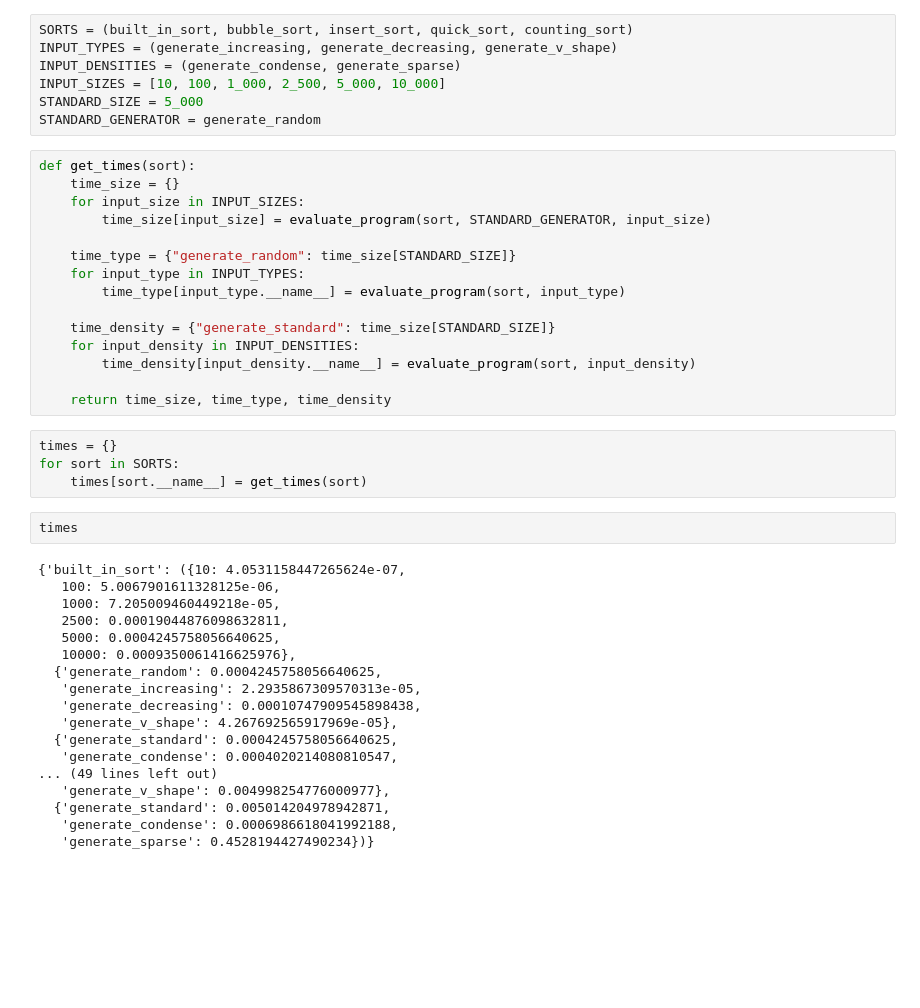
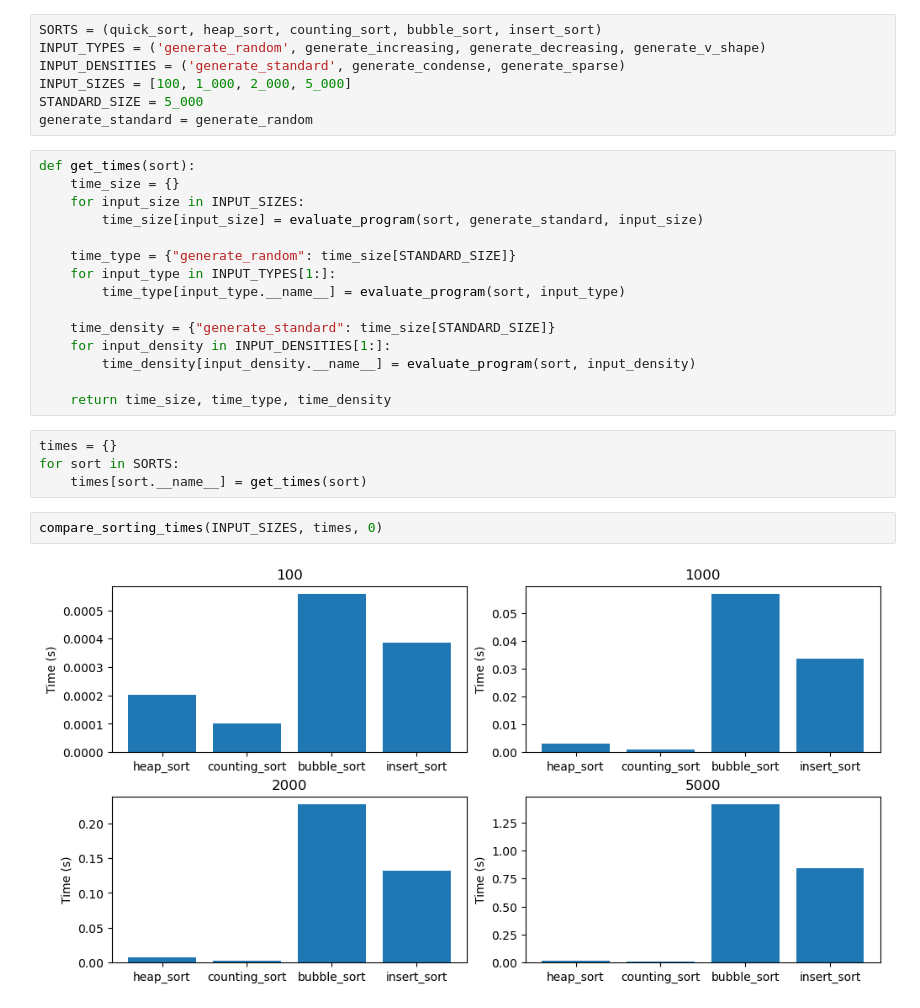
Before and after one commit to adamtms/algorithms_and_data_structures, a Jupyter notebook: Project1/report.ipynb, the cells around one changed output. Drawn from its saved outputs; the diff is of its cells as text; blank space fills up the shorter version.

Commit message:
Added graph comparison for sorting algorithms and heap sort

```diff
--- a/Project1/report.ipynb
+++ b/Project1/report.ipynb
@@ -20,22 +24,22 @@ sys.setrecursionlimit(100_000)
 # %%
-SORTS = (built_in_sort, bubble_sort, insert_sort, quick_sort, counting_sort)
-INPUT_TYPES = (generate_increasing, generate_decreasing, generate_v_shape)
-INPUT_DENSITIES = (generate_condense, generate_sparse)
-INPUT_SIZES = [10, 100, 1_000, 2_500, 5_000, 10_000]
+SORTS = (quick_sort, heap_sort, counting_sort, bubble_sort, insert_sort)
+INPUT_TYPES = ('generate_random', generate_increasing, generate_decreasing, generate_v_shape)
+INPUT_DENSITIES = ('generate_standard', generate_condense, generate_sparse)
+INPUT_SIZES = [100, 1_000, 2_000, 5_000]
 STANDARD_SIZE = 5_000
-STANDARD_GENERATOR = generate_random
+generate_standard = generate_random
 # %%
 def get_times(sort):
     time_size = {}
     for input_size in INPUT_SIZES:
-        time_size[input_size] = evaluate_program(sort, STANDARD_GENERATOR, input_size)
+        time_size[input_size] = evaluate_program(sort, generate_standard, input_size)
 
     time_type = {"generate_random": time_size[STANDARD_SIZE]}
-    for input_type in INPUT_TYPES:
+    for input_type in INPUT_TYPES[1:]:
         time_type[input_type.__name__] = evaluate_program(sort, input_type)
 
     time_density = {"generate_standard": time_size[STANDARD_SIZE]}
-    for input_density in INPUT_DENSITIES:
+    for input_density in INPUT_DENSITIES[1:]:
         time_density[input_density.__name__] = evaluate_program(sort, input_density)
 
     return time_size, time_type, time_density
@@ -43,23 +47,7 @@ def get_times(sort):
 times = {}
 for sort in SORTS:
     times[sort.__name__] = get_times(sort)
-# %%
-times
-# %% [output]
-{'built_in_sort': ({10: 4.0531158447265624e-07,
-   100: 5.0067901611328125e-06,
-   1000: 7.205009460449218e-05,
-   2500: 0.00019044876098632811,
-   5000: 0.0004245758056640625,
-   10000: 0.0009350061416625976},
-  {'generate_random': 0.0004245758056640625,
-   'generate_increasing': 2.2935867309570313e-05,
-   'generate_decreasing': 0.00010747909545898438,
-   'generate_v_shape': 4.267692565917969e-05},
-  {'generate_standard': 0.0004245758056640625,
-   'generate_condense': 0.0004020214080810547,
-... (49 lines left out)
-   'generate_v_shape': 0.004998254776000977},
-  {'generate_standard': 0.005014204978942871,
-   'generate_condense': 0.0006986618041992188,
-   'generate_sparse': 0.4528194427490234})}
+# %%
+compare_sorting_times(INPUT_SIZES, times, 0)
+# %% [output]
+[figure, added]
```
Also changed, not shown: parts of 5 cells of this notebook, 4 other files.
